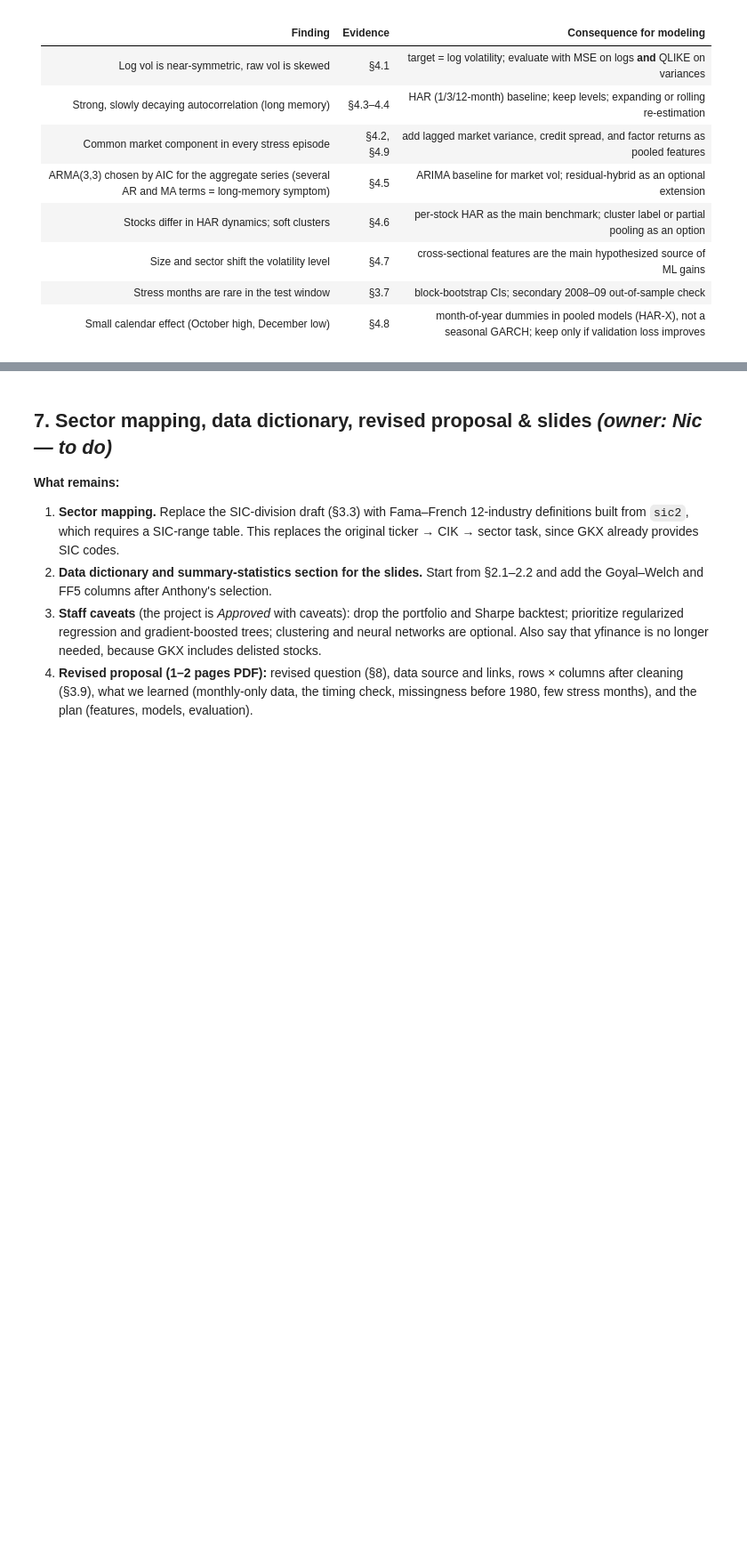
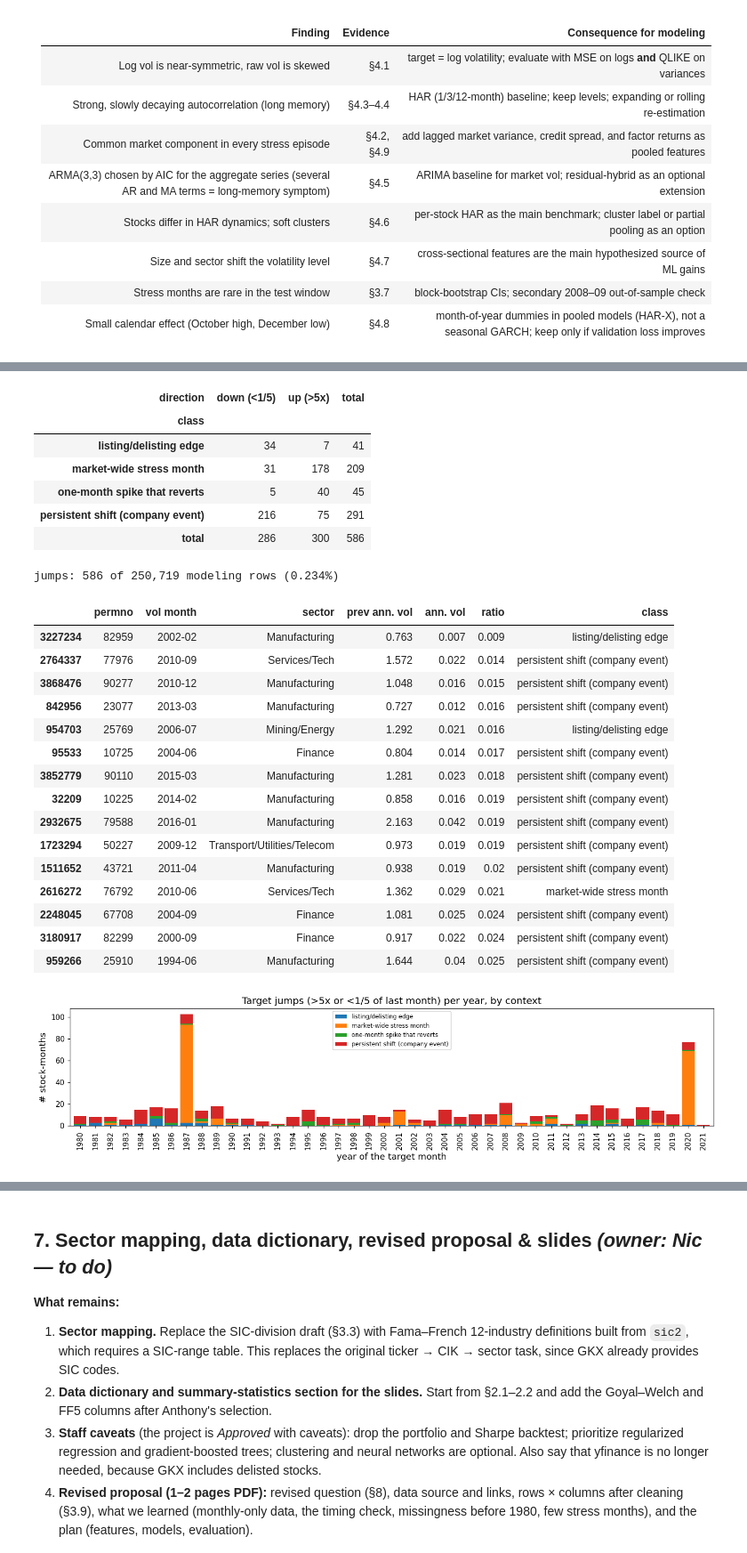
Before and after one commit to DebraBeat/fp-ac209a, a Jupyter notebook: Notebook/MS2_notebook.ipynb, the cells around one changed output, grey strips where cells are left out. Shown at 89% size. Drawn from its saved outputs; the diff is of its cells as text; code cells hidden in the pictures; blank space fills up the shorter version.

```diff
--- a/Notebook/MS2_notebook.ipynb
+++ b/Notebook/MS2_notebook.ipynb
@@ -1366,0 +1682,50 @@ Correlation of the median next-month log vol with lagged market variables (1980-
+# %%
+y_next = gkx['y'].groupby(gkx.permno).shift(-1).where(gkx.has_next)      # vol of month t+1 (to test reversal)
+J = U.assign(log_ratio=U.y - U.har_1, y_next=y_next.reindex(U.index))
+J = J[J.log_ratio.abs() > np.log(5)].copy()
+J['direction'] = np.where(J.log_ratio > 0, 'up (>5x)', 'down (<1/5)')
+J['stress'] = J.target_month.dt.to_period('M').map(stress).fillna(False).astype(bool)
+J['reverts'] = (J.y_next - J.har_1).abs() < np.log(1.5)
+J['class'] = np.select([J.stress, J.partial_month, J.reverts],
+                       ['market-wide stress month', 'listing/delisting edge', 'one-month spike that reverts'],
+                       default='persistent shift (company event)')
+jump_tab = pd.crosstab(J['class'], J['direction'], margins=True, margins_name='total')
+display(jump_tab)
+print(f'jumps: {len(J):,} of {len(U):,} modeling rows ({len(J) / len(U):.3%})')
+
+top = J.reindex(J.log_ratio.abs().sort_values(ascending=False).index).head(15)
+display(pd.DataFrame({'permno': top.permno, 'vol month': top.target_month.dt.strftime('%Y-%m'), 'sector': top.sector,
+                      'prev ann. vol': np.exp(top.har_1) * np.sqrt(252), 'ann. vol': np.exp(top.y) * np.sqrt(252),
+                      'ratio': np.exp(top.log_ratio), 'class': top['class']}).round(3))
+
+ax = pd.crosstab(J.target_month.dt.year, J['class']).plot.bar(stacked=True, figsize=(13, 3.4), width=.85)
+ax.set(title='Target jumps (>5x or <1/5 of last month) per year, by context', xlabel='year of the target month',
+       ylabel='# stock-months'); ax.legend(fontsize=8); plt.tight_layout(); plt.show()
+
+uni['jump5'] = (uni.y - uni.har_1).abs() > np.log(5)                    # uses y -> metadata, never an input
+# %% [output]
+| direction | down (<1/5) | up (>5x) | total |
+| class |  |  |  |
+| listing/delisting edge | 34 | 7 | 41 |
+| market-wide stress month | 31 | 178 | 209 |
+| one-month spike that reverts | 5 | 40 | 45 |
+| persistent shift (company event) | 216 | 75 | 291 |
+| total | 286 | 300 | 586 |
+jumps: 586 of 250,719 modeling rows (0.234%)
+|  | permno | vol month | sector | prev ann. vol | ann. vol | ratio | class |
+| 3227234 | 82959 | 2002-02 | Manufacturing | 0.763 | 0.007 | 0.009 | listing/delisting edge |
+| 2764337 | 77976 | 2010-09 | Services/Tech | 1.572 | 0.022 | 0.014 | persistent shift (company event) |
+| 3868476 | 90277 | 2010-12 | Manufacturing | 1.048 | 0.016 | 0.015 | persistent shift (company event) |
+| 842956 | 23077 | 2013-03 | Manufacturing | 0.727 | 0.012 | 0.016 | persistent shift (company event) |
+| 954703 | 25769 | 2006-07 | Mining/Energy | 1.292 | 0.021 | 0.016 | listing/delisting edge |
+| 95533 | 10725 | 2004-06 | Finance | 0.804 | 0.014 | 0.017 | persistent shift (company event) |
+| 3852779 | 90110 | 2015-03 | Manufacturing | 1.281 | 0.023 | 0.018 | persistent shift (company event) |
+| 32209 | 10225 | 2014-02 | Manufacturing | 0.858 | 0.016 | 0.019 | persistent shift (company event) |
+| 2932675 | 79588 | 2016-01 | Manufacturing | 2.163 | 0.042 | 0.019 | persistent shift (company event) |
+| 1723294 | 50227 | 2009-12 | Transport/Utilities/Telecom | 0.973 | 0.019 | 0.019 | persistent shift (company event) |
+| 1511652 | 43721 | 2011-04 | Manufacturing | 0.938 | 0.019 | 0.02 | persistent shift (company event) |
+| 2616272 | 76792 | 2010-06 | Services/Tech | 1.362 | 0.029 | 0.021 | market-wide stress month |
+| 2248045 | 67708 | 2004-09 | Finance | 1.081 | 0.025 | 0.024 | persistent shift (company event) |
+| 3180917 | 82299 | 2000-09 | Finance | 0.917 | 0.022 | 0.024 | persistent shift (company event) |
+| 959266 | 25910 | 1994-06 | Manufacturing | 1.644 | 0.04 | 0.025 | persistent shift (company event) |
+[figure, added]
```
Also changed, not shown: parts of 52 cells of this notebook, 2 other files.
